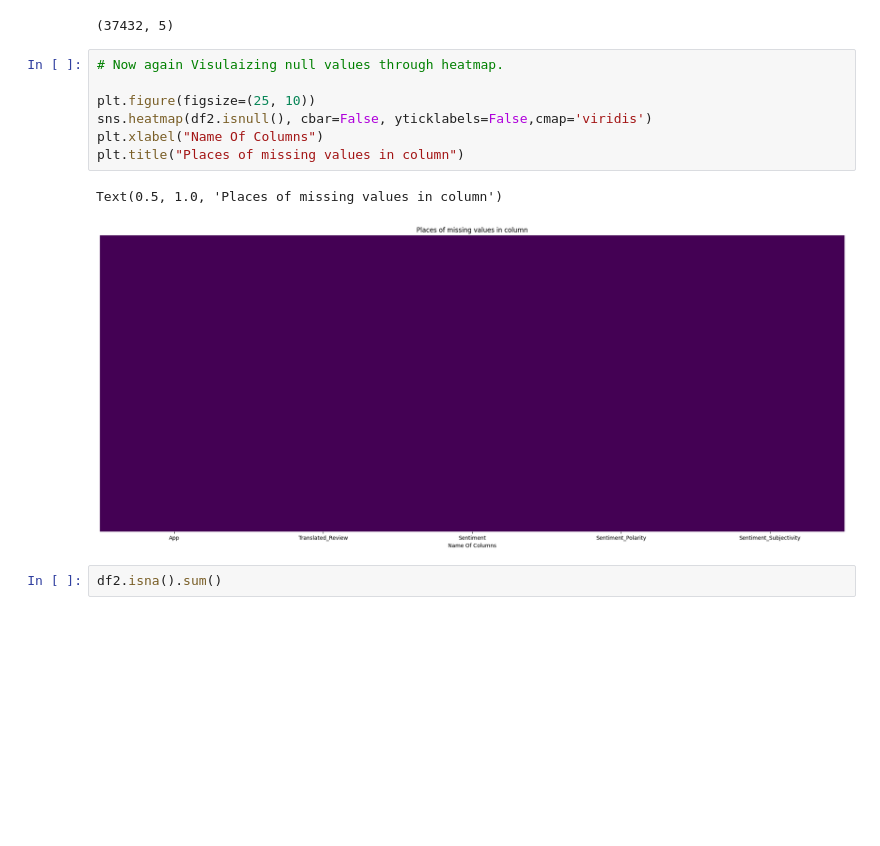
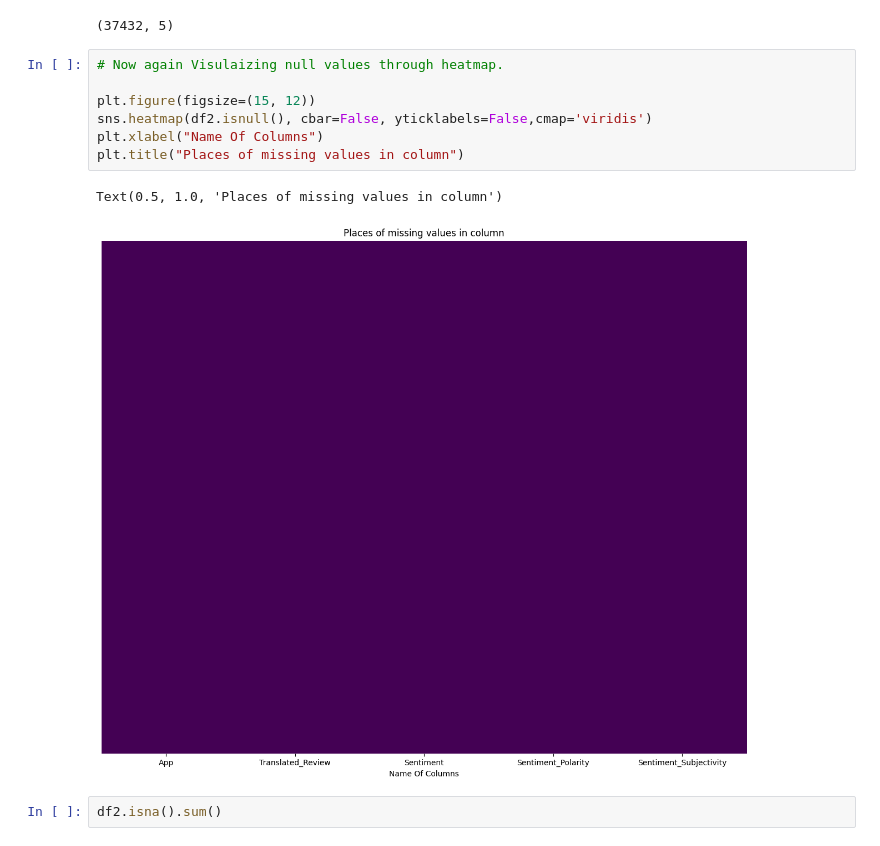
Before and after one commit to Harshalkumar96/Play_Store_App_Review_EDA_Project, a Jupyter notebook: AlmaBettter_Play_Store_App_Review_Analysis_Capstone_Project.ipynb, the cells around one changed output. Saved outputs shown, nothing was run; the diff lists cells and outputs as text; blank space fills up the shorter version.

```diff
--- a/AlmaBettter_Play_Store_App_Review_Analysis_Capstone_Project.ipynb
+++ b/AlmaBettter_Play_Store_App_Review_Analysis_Capstone_Project.ipynb
@@ -277,13 +277,13 @@ df2.shape
 # %%
 # Now again Visulaizing null values through heatmap.
 
-plt.figure(figsize=(25, 10))
+plt.figure(figsize=(15, 12))
 sns.heatmap(df2.isnull(), cbar=False, yticklabels=False,cmap='viridis')
 plt.xlabel("Name Of Columns")
 plt.title("Places of missing values in column")
 # %% [output]
 Text(0.5, 1.0, 'Places of missing values in column')
-[figure, old version]
+[figure, new version]
 # %%
 df2.isna().sum()
 # %% [output]
```
Also changed, not shown: parts of 174 cells of this notebook.
